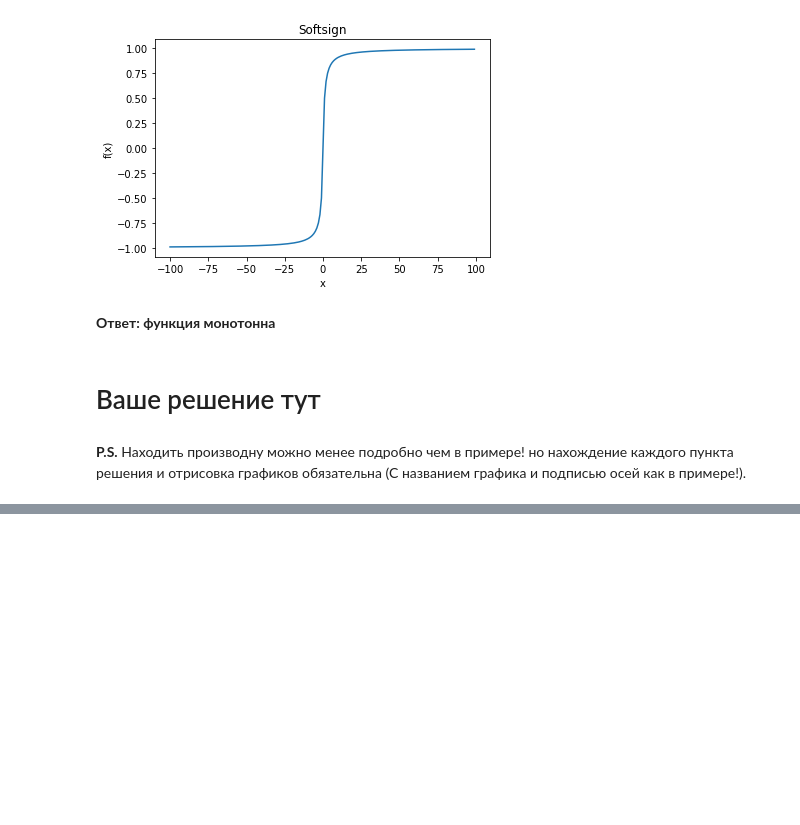
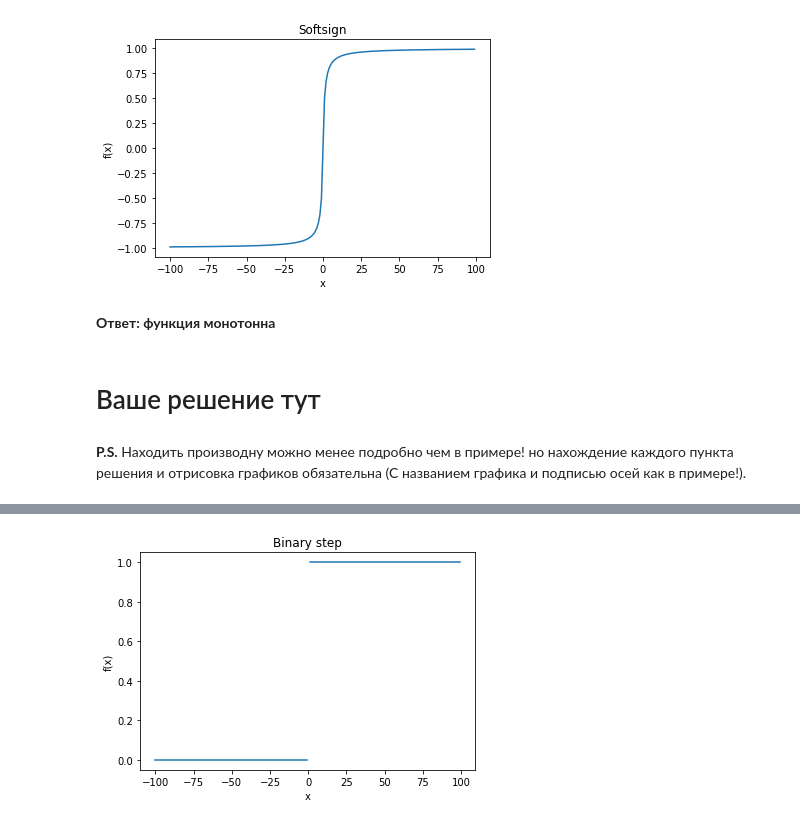
Before and after one commit to alexmal2804/hwds, a Jupyter notebook: Копия_блокнота_"HW_8_lesson_ipynb".ipynb, the cells around one changed output, grey strips where cells are left out. Saved outputs shown, nothing was run; the diff lists cells and outputs as text; code cells hidden in the pictures; blank space fills up the shorter version.

```diff
--- a/Копия_блокнота_"HW_8_lesson_ipynb".ipynb
+++ b/Копия_блокнота_"HW_8_lesson_ipynb".ipynb
@@ -358,0 +411,13 @@ plt.show()
+# %%
+def f(x):
+    a = [1 if i>0 else 0 if i<0 else np.nan for i in x]
+    return a
+
+a = np.arange(-100, 100)
+plt.plot(a, f(a))
+plt.title('Binary step')
+plt.xlabel('x')
+plt.ylabel('f(x)')
+plt.show()
+# %% [output]
+[figure, added]
```
Also changed, not shown: parts of 20 cells of this notebook.
